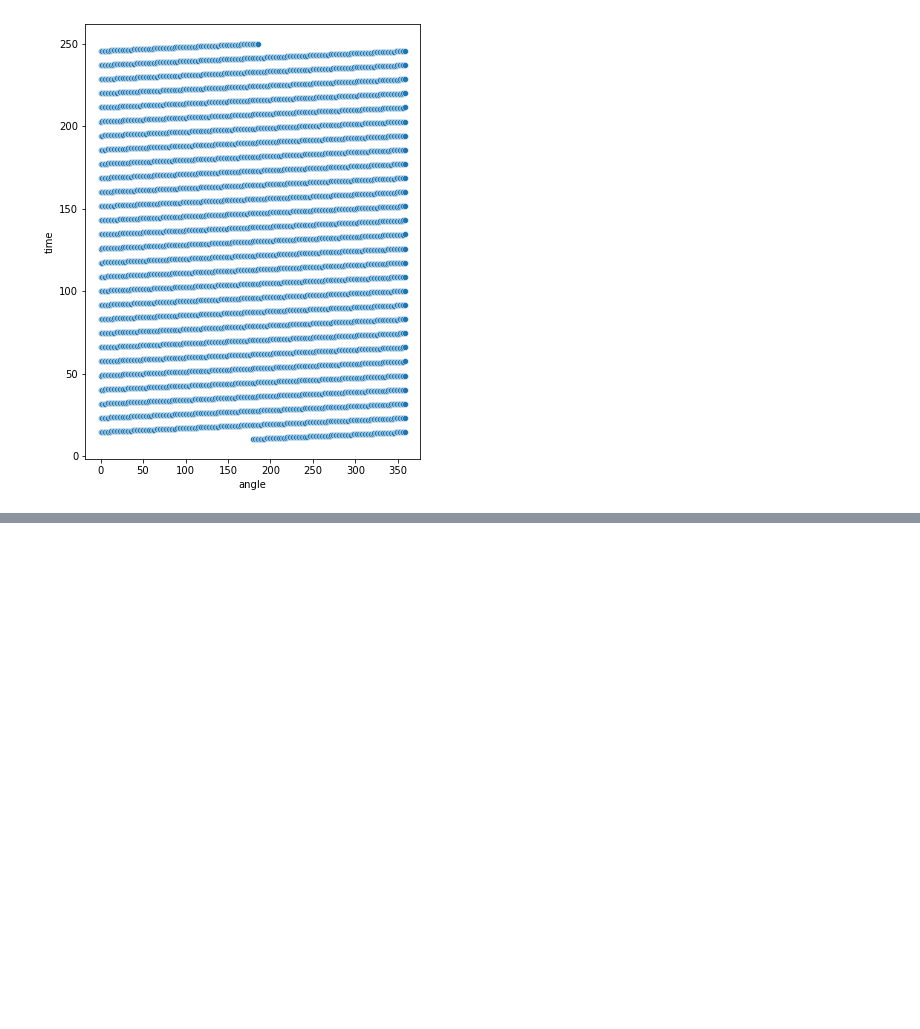
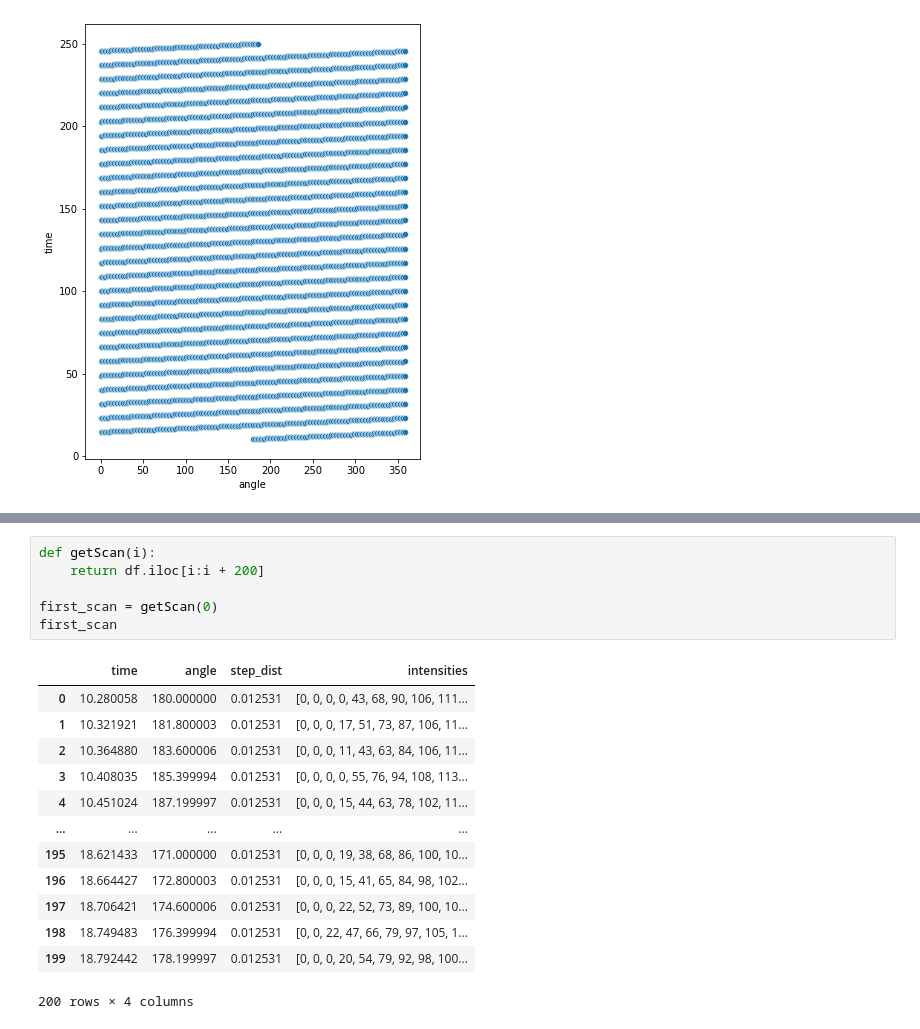
Before and after one commit to JoaoCostaIFG/slam, a Jupyter notebook: preproc.ipynb, the cells around one changed output, grey strips where cells are left out. Cells and saved outputs as stored; diff of their text form; blank space fills up the shorter version.

```diff
--- a/preproc.ipynb
+++ b/preproc.ipynb
@@ -51,0 +65,20 @@ sb.scatterplot(data=df, x="angle", y="time");
+# %%
+def getScan(i):
+    return df.iloc[i:i + 200]
+
+first_scan = getScan(0)
+first_scan
+# %% [output]
+|  | time | angle | step_dist | intensities |
+| 0 | 10.280058 | 180.000000 | 0.012531 | [0, 0, 0, 0, 43, 68, 90, 106, 111... |
+| 1 | 10.321921 | 181.800003 | 0.012531 | [0, 0, 0, 17, 51, 73, 87, 106, 11... |
+| 2 | 10.364880 | 183.600006 | 0.012531 | [0, 0, 0, 11, 43, 63, 84, 106, 11... |
+| 3 | 10.408035 | 185.399994 | 0.012531 | [0, 0, 0, 0, 55, 76, 94, 108, 113... |
+| 4 | 10.451024 | 187.199997 | 0.012531 | [0, 0, 0, 15, 44, 63, 78, 102, 11... |
+| ... | ... | ... | ... | ... |
+| 195 | 18.621433 | 171.000000 | 0.012531 | [0, 0, 0, 19, 38, 68, 86, 100, 10... |
+| 196 | 18.664427 | 172.800003 | 0.012531 | [0, 0, 0, 15, 41, 65, 84, 98, 102... |
+| 197 | 18.706421 | 174.600006 | 0.012531 | [0, 0, 0, 22, 52, 73, 89, 100, 10... |
+| 198 | 18.749483 | 176.399994 | 0.012531 | [0, 0, 22, 47, 66, 79, 97, 105, 1... |
+| 199 | 18.792442 | 178.199997 | 0.012531 | [0, 0, 0, 20, 54, 79, 92, 98, 100... |
+200 rows × 4 columns
```
Also changed, not shown: parts of 4 cells of this notebook, 2 other files.
